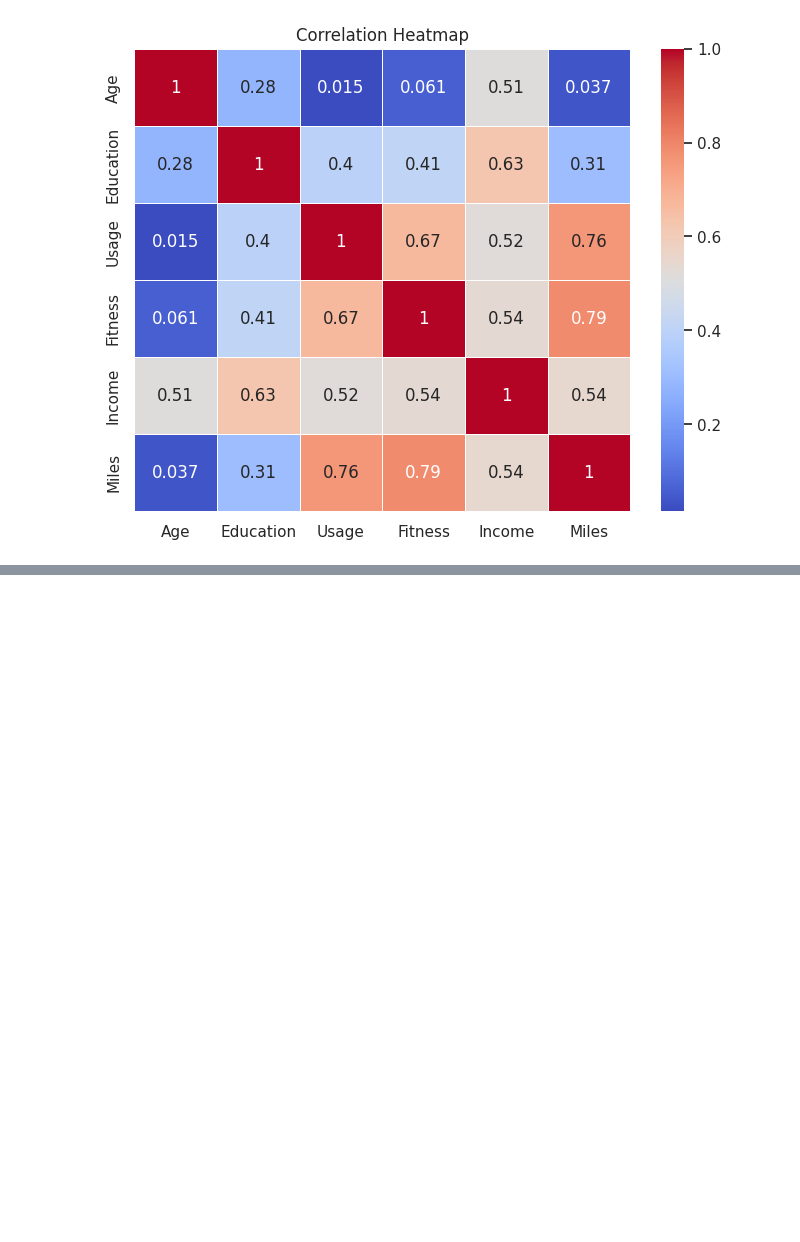
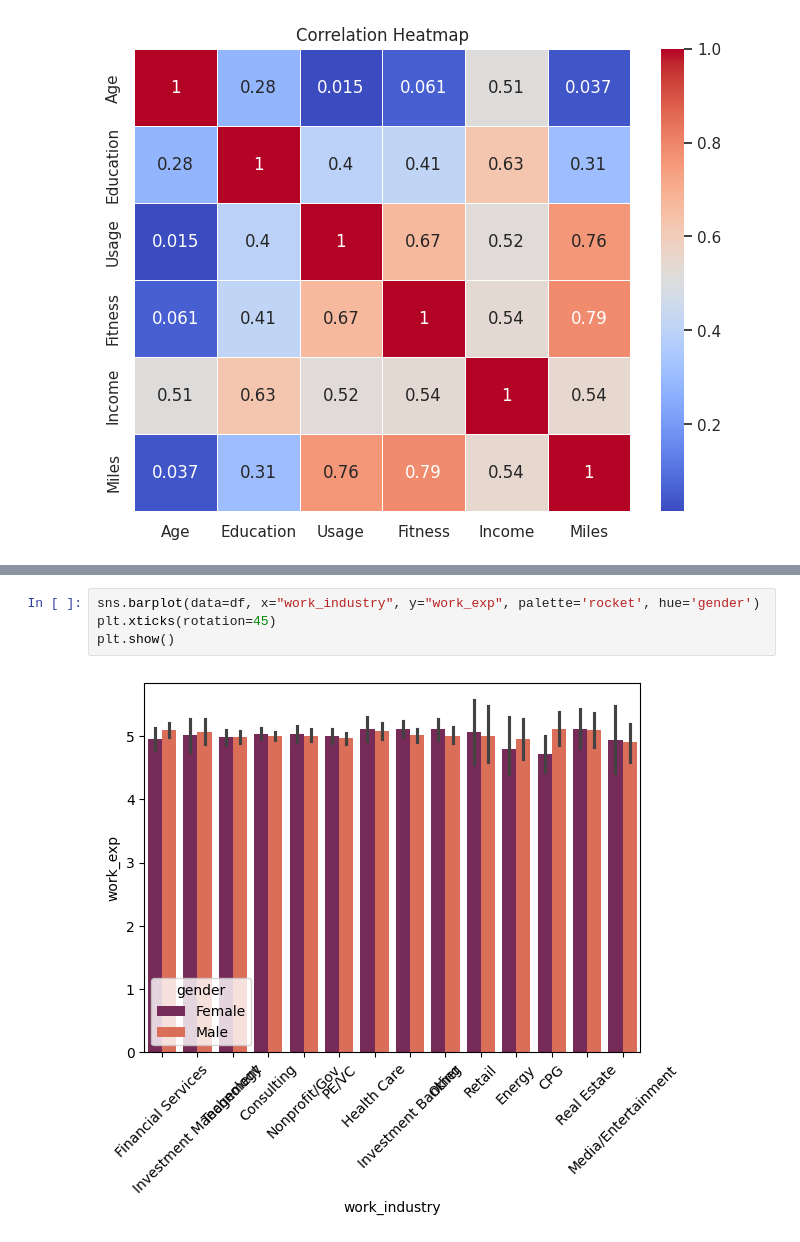
Before and after one commit to sayalivadya1654-cell/Data__Science, a Jupyter notebook: 2_Advance_Python.ipynb, the cells around one changed output, grey strips where cells are left out. Cells and saved outputs as stored; diff of their text form; blank space fills up the shorter version.

```diff
--- a/2_Advance_Python.ipynb
+++ b/2_Advance_Python.ipynb
@@ -2912,0 +3027,6 @@ plt.show()
+# %%
+sns.barplot(data=df, x="work_industry", y="work_exp", palette='rocket', hue='gender')
+plt.xticks(rotation=45)
+plt.show()
+# %% [output]
+[figure, added]
```
Also changed, not shown: parts of 15 cells of this notebook.
